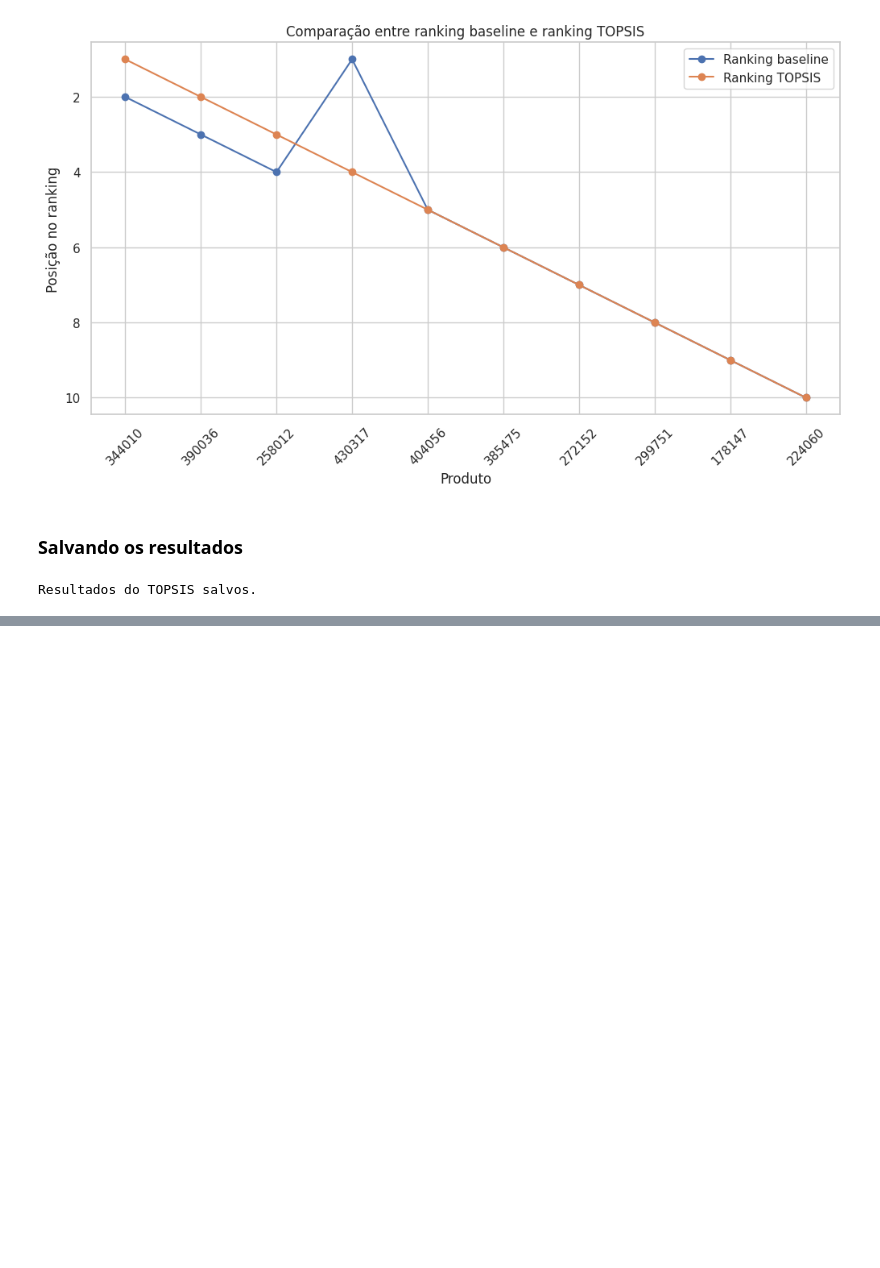
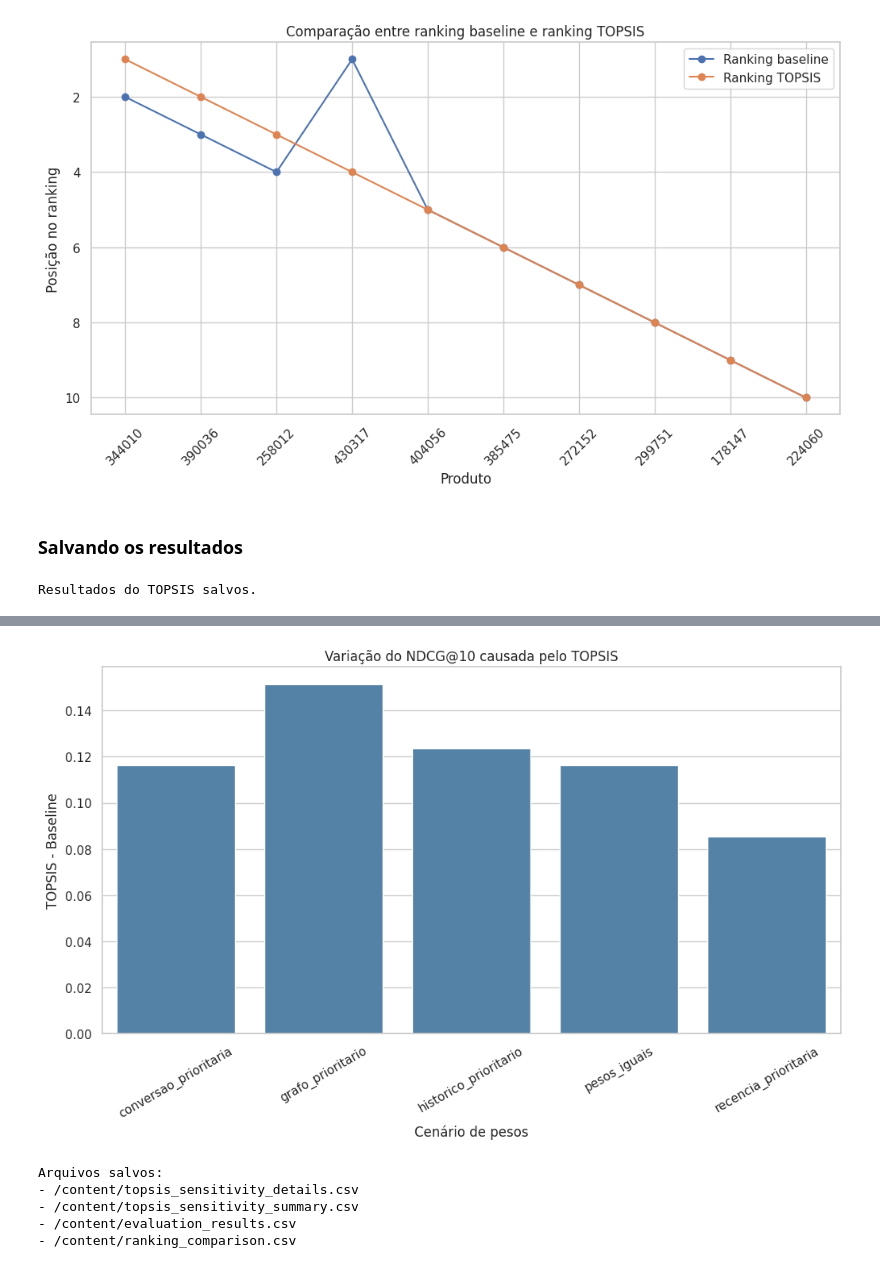
Before and after one commit to sandydiamantino/retailrocket-topsis, a Jupyter notebook: retailrocket_topsis.ipynb, the cells around one changed output, grey strips where cells are left out. Cells and saved outputs as stored; diff of their text form; code cells hidden in the pictures; blank space fills up the shorter version.

```diff
--- a/retailrocket_topsis.ipynb
+++ b/retailrocket_topsis.ipynb
@@ -2026,0 +3406,58 @@ Resultados do TOPSIS salvos.
+# %%
+# Gráfico das diferenças do TOPSIS
+plt.figure(figsize=(12, 6))
+
+sns.barplot(
+    data=sensitivity_summary,
+    x='scenario',
+    y='delta_ndcg@10',
+    color='steelblue'
+)
+
+plt.axhline(
+    0,
+    color='black',
+    linewidth=1
+)
+
+plt.title('Variação do NDCG@10 causada pelo TOPSIS')
+plt.xlabel('Cenário de pesos')
+plt.ylabel('TOPSIS - Baseline')
+plt.xticks(rotation=30)
+
+plt.show()
+# %% [output]
+[figure, added]
+# %%
+# Salvando os resultados
+sensitivity_results.to_csv(
+    '/content/topsis_sensitivity_details.csv',
+    index=False
+)
+
+sensitivity_summary.to_csv(
+    '/content/topsis_sensitivity_summary.csv',
+    index=False
+)
+
+evaluation_results.to_csv(
+    '/content/evaluation_results.csv',
+    index=False
+)
+
+comparison.to_csv(
+    '/content/ranking_comparison.csv',
+    index=False
+)
+
+print('Arquivos salvos:')
+print('- /content/topsis_sensitivity_details.csv')
+print('- /content/topsis_sensitivity_summary.csv')
+print('- /content/evaluation_results.csv')
+print('- /content/ranking_comparison.csv')
+# %% [output]
+Arquivos salvos:
+- /content/topsis_sensitivity_details.csv
+- /content/topsis_sensitivity_summary.csv
+- /content/evaluation_results.csv
+- /content/ranking_comparison.csv
```
Also changed, not shown: parts of 43 cells of this notebook.
